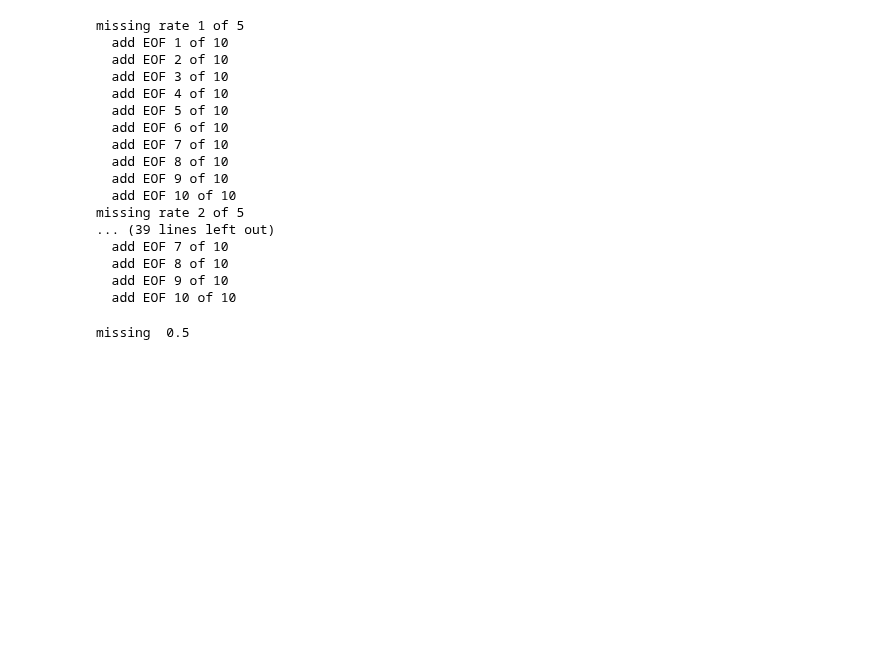
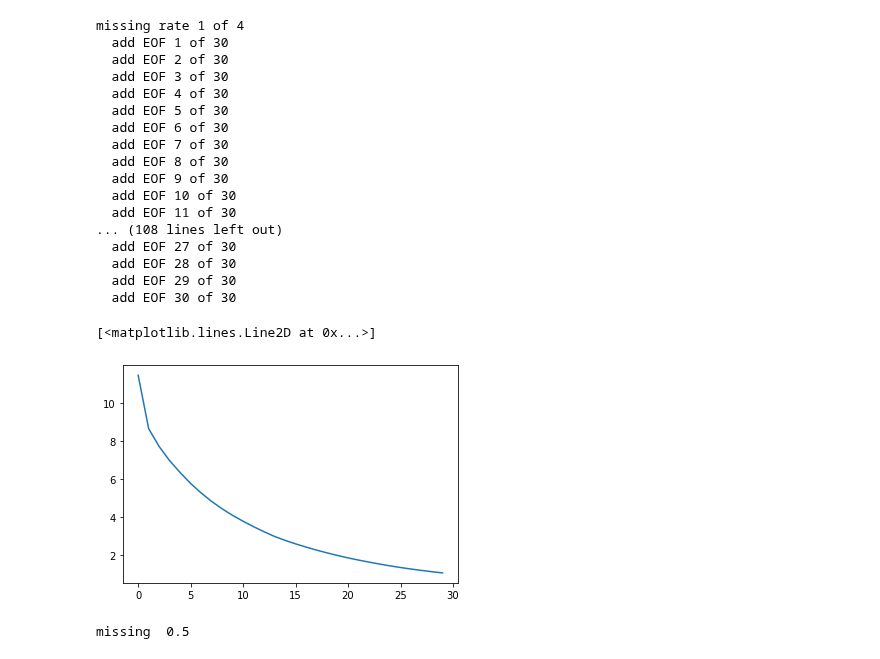
Before and after one commit to MarcoLandtHayen/reconstruct_missing_data, a Jupyter notebook: notebooks/07ab_slp_CESM_FOCI_DINEOF.ipynb, the cells around one changed output. Drawn from its saved outputs; the diff is of its cells as text; code cells hidden in the pictures; blank space fills up the shorter version.

```diff
--- a/notebooks/07ab_slp_CESM_FOCI_DINEOF.ipynb
+++ b/notebooks/07ab_slp_CESM_FOCI_DINEOF.ipynb
@@ -35,7 +35,7 @@ train_val_split = 0.8  # Set rel. amount of samples used for training.
 scale_to = "zero_one"  # Choose to scale inputs to [-1,1] ('one_one') or [0,1] ('zero_one') or 'norm' to normalize inputs or 'no' scaling.
 
 # Set run name:
-run = 'run_1'
+run = 'run_2'
 
 # Specify time steps, lat and lon dimensions:
 n_time = 900
@@ -43,22 +43,22 @@ n_lat = -1 # -1 for full data, when working with real world slp fields
 n_lon = 144
 
 # Specify max. number of EOFs to consider for reconstruction:
-max_eofs = 10
+max_eofs = 30
 
 # Specify number of iterations, individually for each rate of missing values:
-n_iters = [200,100,30,20,10]
+n_iters = [100,30,20,10]#[200,100,30,20,10]
 
 # Set further parameters:
 seed = 1  # Seed for random number generator, for reproducibility of missing value mask.
 seed_reserved = 4 # Additional seed to create independent mask of reserved grid points.
-missing_values = [0.99,0.95,0.9,0.75,0.5] # Set rates of missing values.
+missing_values = [0.95,0.9,0.75,0.5]#[0.99,0.95,0.9,0.75,0.5] # Set rates of missing values.
 reserved = 0.1 # Set rate of valid values reserved for cross-validation.
 
 # Get path to store results to:
 path_to_store_results = Path('GitGeomar/marco-landt-hayen/reconstruct_missing_data_results/'+feature_short+'_'+source+'_DINEOF/'+run)
 
 # Try to create folder for later saving results, avoid overwriting existing results:
-# os.makedirs(path_to_store_results, exist_ok=False)
+#os.makedirs(path_to_store_results, exist_ok=False)
 
 # Store parameters as json:
 parameters = {
@@ -231,21 +231,26 @@ for i in range(len(missing_values)):
         total_loss_all[i,n_eof-1,:n_iter] = np.array(total_loss)
         reserved_loss_all[i,n_eof-1,:n_iter] = np.array(reserved_loss)
         missing_loss_all[i,n_eof-1,:n_iter] = np.array(missing_loss)
+
+    # Save (interim) results after each rate of missing values:
+    np.save(path_to_store_results / 'total_loss_all.npy', total_loss_all)
+    np.save(path_to_store_results / 'reserved_loss_all.npy', reserved_loss_all)
+    np.save(path_to_store_results / 'missing_loss_all.npy', missing_loss_all)
 # %% [output]
-missing rate 1 of 5
-  add EOF 1 of 10
-  add EOF 2 of 10
-  add EOF 3 of 10
-  add EOF 4 of 10
-  add EOF 5 of 10
-  add EOF 6 of 10
-  add EOF 7 of 10
-  add EOF 8 of 10
-  add EOF 9 of 10
-  add EOF 10 of 10
-missing rate 2 of 5
-... (39 lines left out)
-  add EOF 7 of 10
-  add EOF 8 of 10
-  add EOF 9 of 10
-  add EOF 10 of 10
+missing rate 1 of 4
+  add EOF 1 of 30
+  add EOF 2 of 30
+  add EOF 3 of 30
+  add EOF 4 of 30
+  add EOF 5 of 30
+  add EOF 6 of 30
+  add EOF 7 of 30
+  add EOF 8 of 30
+  add EOF 9 of 30
+  add EOF 10 of 30
+  add EOF 11 of 30
+... (108 lines left out)
+  add EOF 27 of 30
+  add EOF 28 of 30
+  add EOF 29 of 30
+  add EOF 30 of 30
@@ -258,3 +257,10 @@ np.save(path_to_store_results / 'missing_loss_all.npy', missing_loss_all)
+# %%
+# Check min. reserved_loss over all iterations, for single rate of missing values.
+# Plot over number of included EOFs:
+plt.plot(np.min(reserved_loss_all[:,:,:n_iters[-1]],axis=-1)[-1])
+# %% [output]
+[<matplotlib.lines.Line2D at 0x...>]
+[figure, added]
 # %%
 # Pick missing rate:
 i = 4
```
Also changed, not shown: parts of 1 cell of this notebook, 29 other files.
